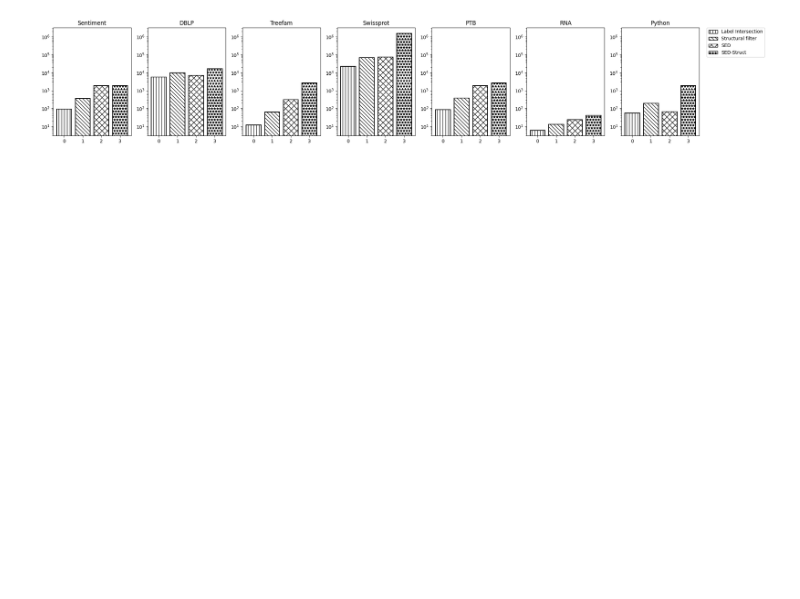
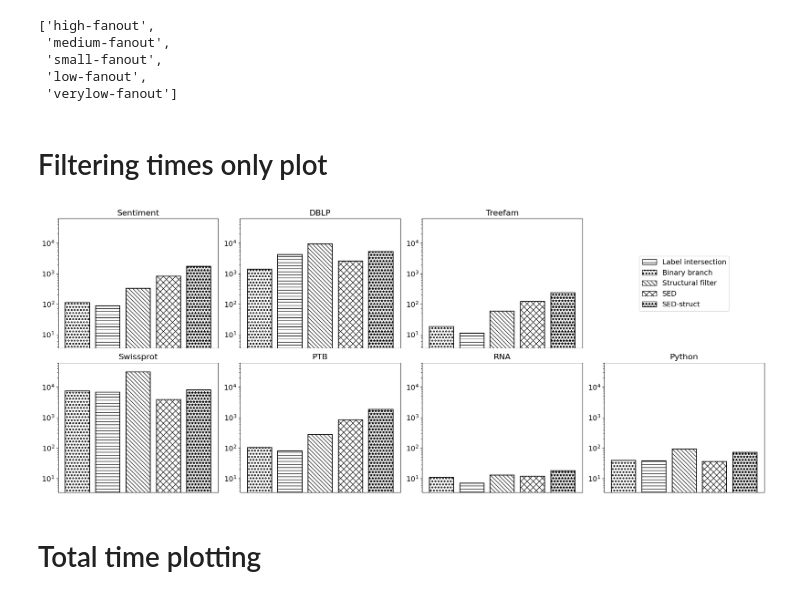
Before and after one commit to LukMRVC/ted-search, a Jupyter notebook: article/graphs.ipynb, the cells around one changed output. Saved outputs shown, nothing was run; the diff lists cells and outputs as text; code cells hidden in the pictures; blank space fills up the shorter version.

```diff
--- a/article/graphs.ipynb
+++ b/article/graphs.ipynb
@@ -15,9 +15,9 @@ import math
 ALGORITHMS = {
     'structural': 'Structural filter',
     'sed': 'SED',
-    'lblint': 'Label Intersection',
+    'lblint': 'Label intersection',
     'bib': 'Binary branch',
-    'sedstruct': 'SED-Struct',
+    'sedstruct': 'SED-struct',
 }
 
 datasets = [ds for ds in os.listdir('datasets') if os.path.isdir(join('datasets', ds))]
@@ -28,5 +32,13 @@ fanout_datasets = [ds for ds in datasets if 'fanout' in ds]
+# %%
+fanout_datasets
+# %% [output]
+['high-fanout',
+ 'medium-fanout',
+ 'small-fanout',
+ 'low-fanout',
+ 'verylow-fanout']
 # %%
-algorithm_order = [ALGORITHMS['lblint'], ALGORITHMS['structural'], ALGORITHMS['sed'], ALGORITHMS['sedstruct']]
+algorithm_order = [ALGORITHMS['bib'], ALGORITHMS['lblint'], ALGORITHMS['structural'], ALGORITHMS['sed'], ALGORITHMS['sedstruct']]
 
 def read_query_times(dataset: str) -> pd.DataFrame:
     data = []
@@ -66,47 +78,62 @@ def read_query_times(dataset: str) -> pd.DataFrame:
         return pd.DataFrame(data)
     else:
         return pd.DataFrame()
+# %%
+real_datasets
+hatch_patterns = {
+    ALGORITHMS['lblint']: '--',
+    ALGORITHMS['bib']: 'oo',
+    ALGORITHMS['structural']: '\\\\\\',
+    ALGORITHMS['sed']: 'xx',
+    ALGORITHMS['sedstruct']: '**'
+}
+# %% [markdown]
+# Filtering times only plot
 # %%
 filter_df = pd.DataFrame()
 for real_ds in real_datasets:
   filter_df_ds = read_query_times(real_ds)
   filter_df_ds['dataset'] = real_ds.capitalize() if real_ds not in ('dblp', 'rna', 'ptb') else real_ds.upper()
   filter_df = pd.concat([filter_df, filter_df_ds], ignore_index=True)
 filter_df['algorithm'] = pd.Categorical(filter_df['algorithm'], categories=algorithm_order, ordered=True)
 filter_df = filter_df.sort_values('algorithm')
 
-hatch_patterns = {
-    ALGORITHMS['lblint']: '||',
-    ALGORITHMS['structural']: '\\\\\\',
-    ALGORITHMS['sed']: 'xx',
-    ALGORITHMS['sedstruct']: '**'
-}
+
 
 # Calculate global min and max for normalization
 global_min = filter_df['filter_time_ms'].min()
 global_max = filter_df['filter_time_ms'].max()
 
-fig, axes = plt.subplots(1, len(real_datasets), figsize=(20, 4))
+fig, axes = plt.subplots(2, 4, figsize=(20, 8))
+axes = axes.ravel()
+
 for idx, dataset in enumerate(real_datasets):
   dataset_data = filter_df[filter_df['dataset'] == (dataset.capitalize() if dataset not in ('dblp', 'rna', 'ptb') else dataset.upper())]
-  ax = axes[idx]
+  ax = axes[idx + (1 if idx >= 3 else 0)]
 
   for i, (algorithm, group) in enumerate(dataset_data.groupby('algorithm', sort=False)):
     bar = ax.bar(i, group['filter_time_ms'].values[0], color='white', edgecolor='black', linewidth=1.5, hatch=hatch_patterns[algorithm])
 
-  ax.set_xticks(range(len(dataset_data['algorithm'].unique())))
-  ax.set_yticks([])
-  ax.set_title(dataset.capitalize() if dataset not in ('dblp', 'rna', 'ptb') else dataset.upper())
+  ax.set_xticks([])
+  ax.tick_params(axis='y', labelsize=14)
+  ax.set_title(dataset.capitalize() if dataset not in ('dblp', 'rna', 'ptb') else dataset.upper(), fontsize=16)
   ax.set_yscale('log')
   ax.set_ylim(global_min * 0.5, global_max * 2)
 
-# Create legend for hatch patterns
+# Use the last subplot for the legend
 from matplotlib.patches import Patch
 legend_elements = [Patch(facecolor='white', edgecolor='black', hatch=hatch, label=alg)
                    for alg, hatch in hatch_patterns.items()]
-fig.legend(handles=legend_elements, loc='upper left', bbox_to_anchor=(1, 0.925), ncol=1, frameon=True)
+
+axes[3].axis('off')
+axes[3].legend(handles=legend_elements, loc='center', fontsize=14, frameon=True)
+
 
 plt.tight_layout()
+plt.savefig('filter_query_times_real_datasets.pdf', format='pdf')
+
 plt.show()
 # %% [output]
-[figure, old version]
+[figure, new version]
+# %% [markdown]
+# Total time plotting
```
Also changed, not shown: parts of 35 cells of this notebook, 9 other files.
